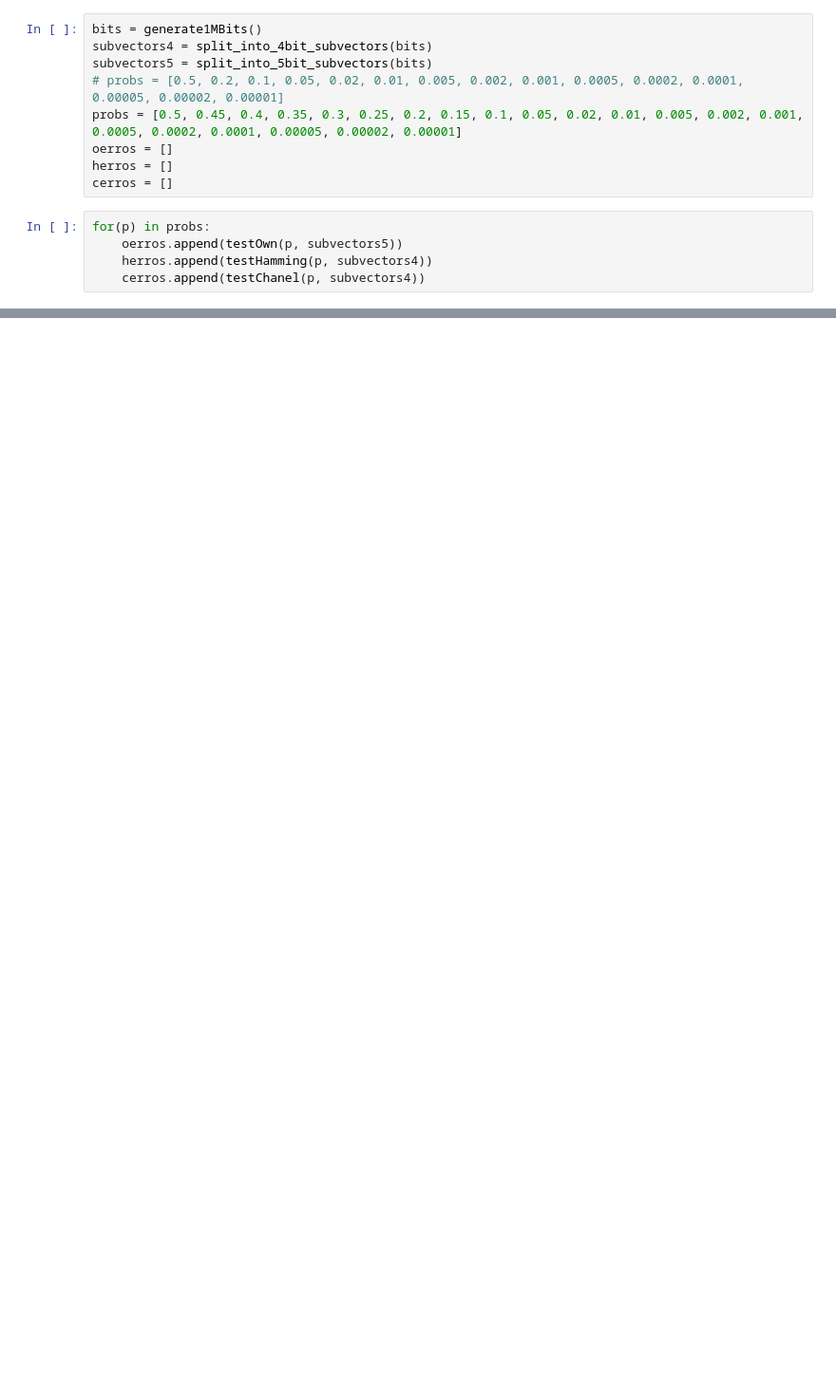
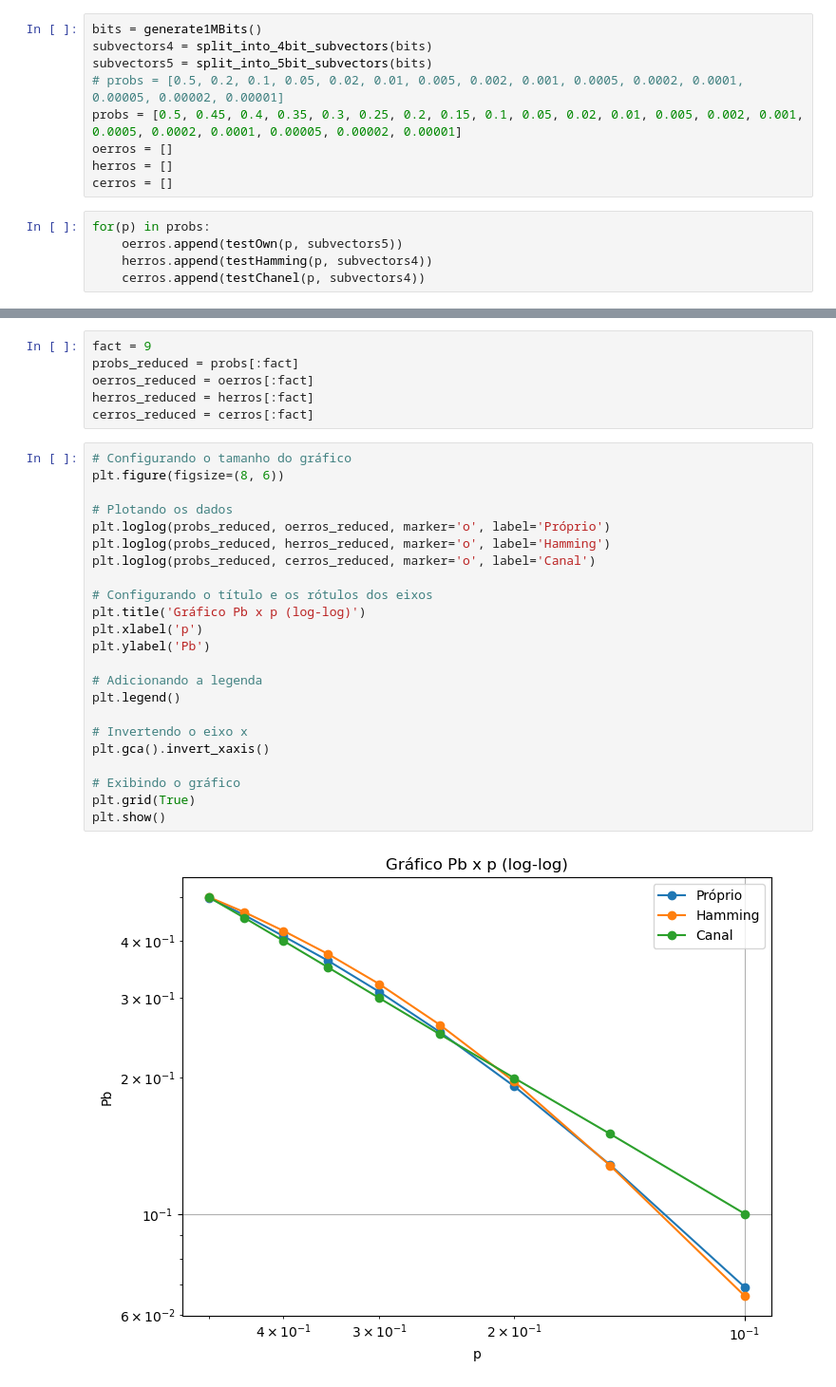
Before and after one commit to alex81632/Lab01-ELE-32, a Jupyter notebook: main.ipynb, the cells around one changed output, grey strips where cells are left out. Shown: that part at 95% size. Drawn from its saved outputs; the diff is of its cells as text; blank space fills up the shorter version.

```diff
--- a/main.ipynb
+++ b/main.ipynb
@@ -113,0 +124,31 @@ plt.show()
+# %%
+fact = 9
+probs_reduced = probs[:fact]
+oerros_reduced = oerros[:fact]
+herros_reduced = herros[:fact]
+cerros_reduced = cerros[:fact]
+# %%
+# Configurando o tamanho do gráfico
+plt.figure(figsize=(8, 6))
+
+# Plotando os dados
+plt.loglog(probs_reduced, oerros_reduced, marker='o', label='Próprio')
+plt.loglog(probs_reduced, herros_reduced, marker='o', label='Hamming')
+plt.loglog(probs_reduced, cerros_reduced, marker='o', label='Canal')
+
+# Configurando o título e os rótulos dos eixos
+plt.title('Gráfico Pb x p (log-log)')
+plt.xlabel('p')
+plt.ylabel('Pb')
+
+# Adicionando a legenda
+plt.legend()
+
+# Invertendo o eixo x
+plt.gca().invert_xaxis()
+
+# Exibindo o gráfico
+plt.grid(True)
+plt.show()
+# %% [output]
+[figure, added]
```
Also changed, not shown: parts of 5 cells of this notebook, 2 other files.
